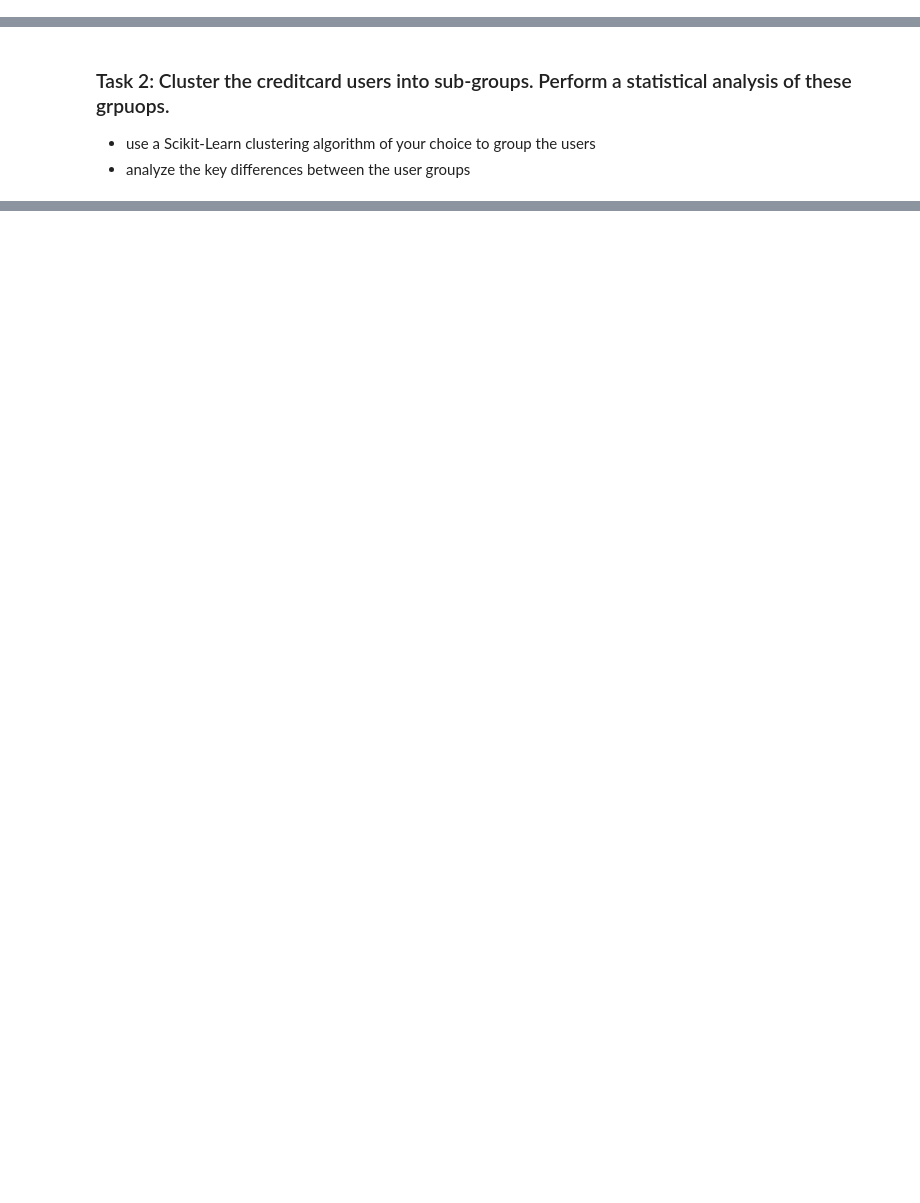
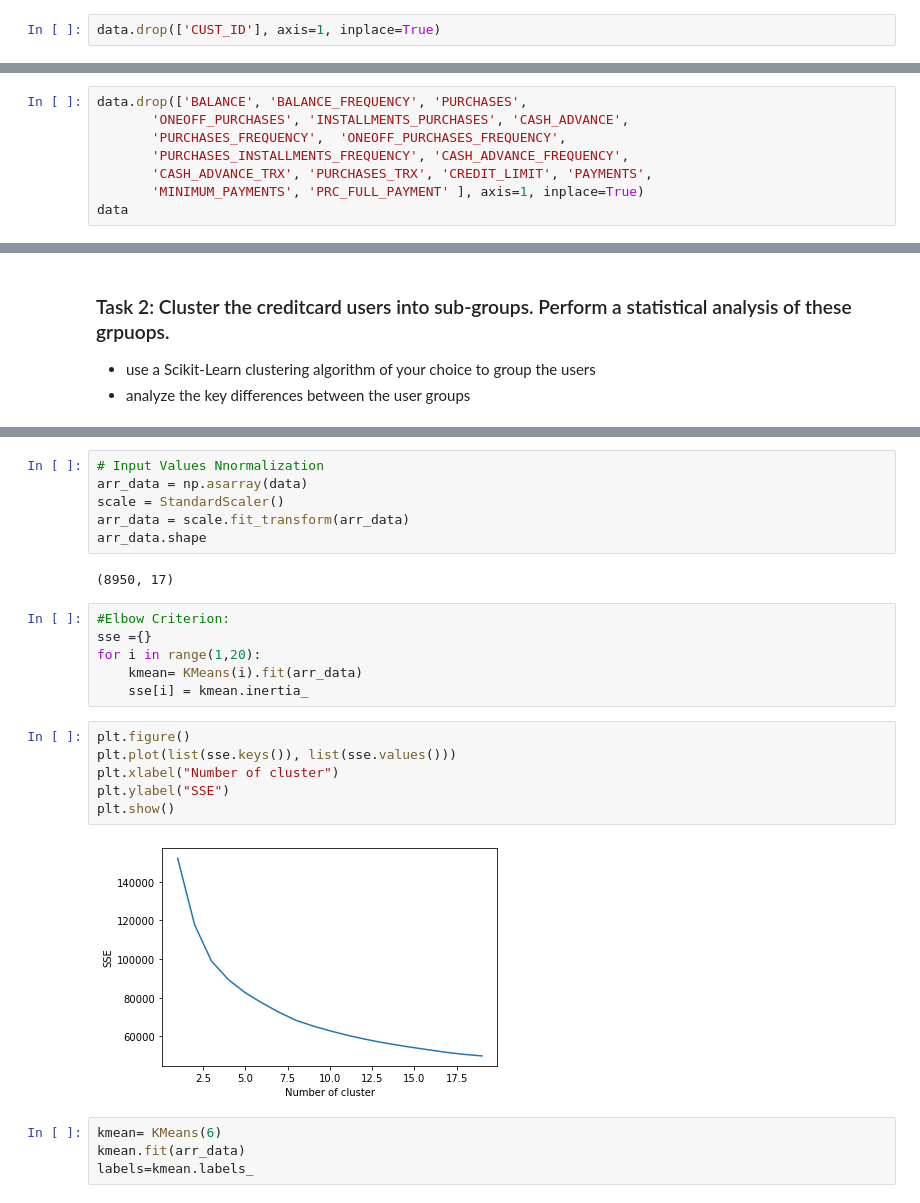
Before and after one commit to vbarn3/DataMining2020, a Jupyter notebook: week4/Assignment_2.ipynb, the cells around one changed output, grey strips where cells are left out. Drawn from its saved outputs; the diff is of its cells as text; blank space fills up the shorter version.

```diff
--- a/week4/Assignment_2.ipynb
+++ b/week4/Assignment_2.ipynb
@@ -20,0 +125,2 @@ data.head()
+# %%
+data.drop(['CUST_ID'], axis=1, inplace=True)
@@ -20,0 +196,8 @@ data.head()
+# %%
+data.drop(['BALANCE', 'BALANCE_FREQUENCY', 'PURCHASES',
+       'ONEOFF_PURCHASES', 'INSTALLMENTS_PURCHASES', 'CASH_ADVANCE',
+       'PURCHASES_FREQUENCY',  'ONEOFF_PURCHASES_FREQUENCY',
+       'PURCHASES_INSTALLMENTS_FREQUENCY', 'CASH_ADVANCE_FREQUENCY',
+       'CASH_ADVANCE_TRX', 'PURCHASES_TRX', 'CREDIT_LIMIT', 'PAYMENTS',
+       'MINIMUM_PAYMENTS', 'PRC_FULL_PAYMENT' ], axis=1, inplace=True)
+data
@@ -24,0 +237,26 @@ data.head()
+# %%
+# Input Values Nnormalization
+arr_data = np.asarray(data)
+scale = StandardScaler()
+arr_data = scale.fit_transform(arr_data)
+arr_data.shape
+# %% [output]
+(8950, 17)
+# %%
+#Elbow Criterion:
+sse ={}
+for i in range(1,20):
+    kmean= KMeans(i).fit(arr_data)
+    sse[i] = kmean.inertia_
+# %%
+plt.figure()
+plt.plot(list(sse.keys()), list(sse.values()))
+plt.xlabel("Number of cluster")
+plt.ylabel("SSE")
+plt.show()
+# %% [output]
+[figure, added]
+# %%
+kmean= KMeans(6)
+kmean.fit(arr_data)
+labels=kmean.labels_
```
Also changed, not shown: parts of 15 cells of this notebook, 5 other files.
